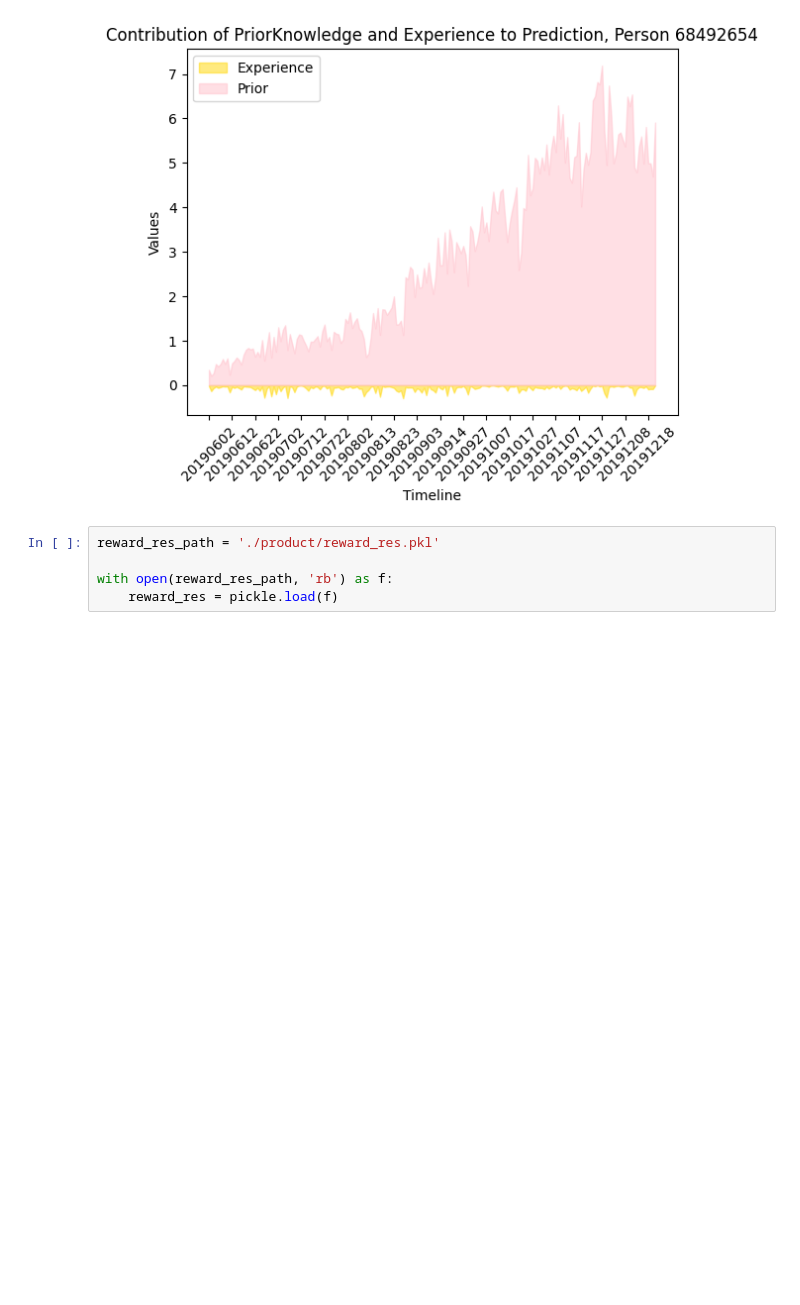
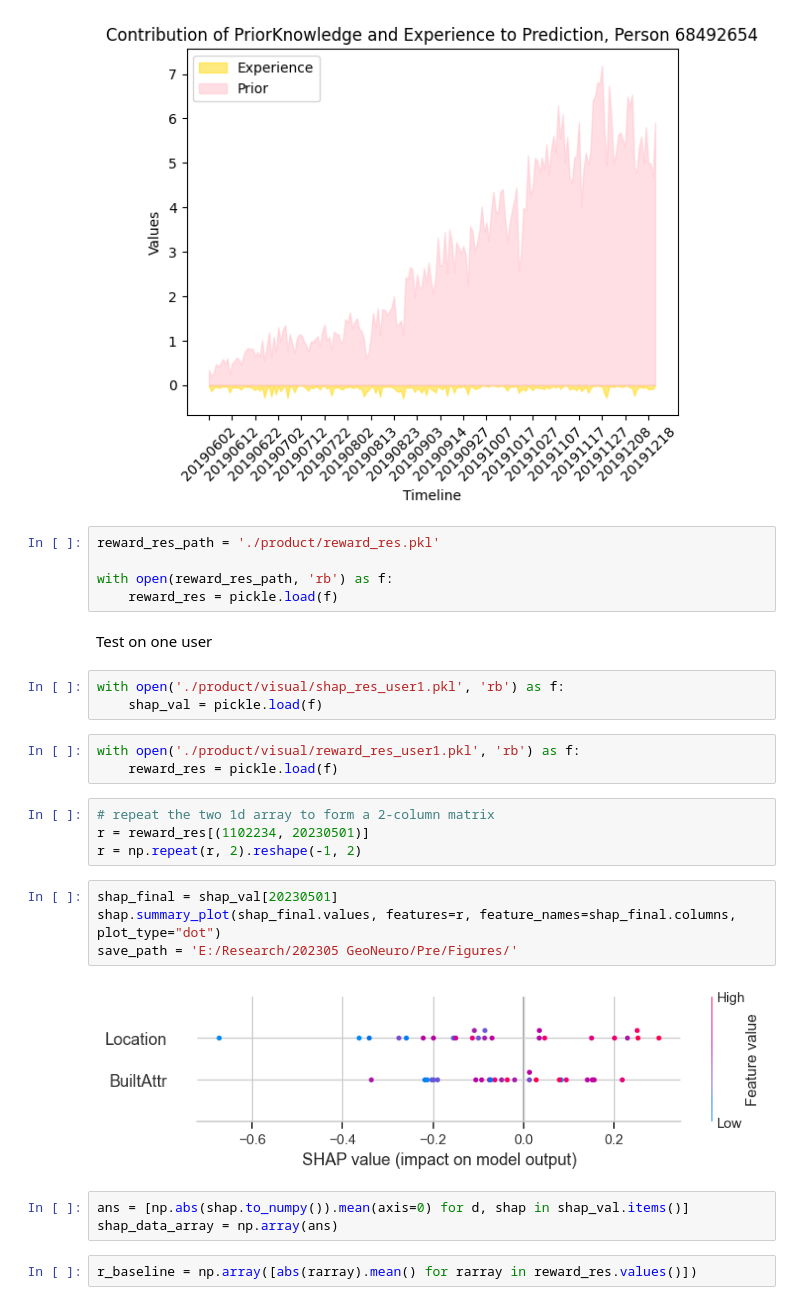
Before and after one commit to BoyangL1/spatial_cognitive, a Jupyter notebook: Analysis/Explain.ipynb, the cells around one changed output. Cells and saved outputs as stored; diff of their text form; blank space fills up the shorter version.

```diff
--- a/Analysis/Explain.ipynb
+++ b/Analysis/Explain.ipynb
@@ -394,3 +398,26 @@ reward_res_path = './product/reward_res.pkl'
 
 with open(reward_res_path, 'rb') as f:
     reward_res = pickle.load(f)
+# %% [markdown]
+Test on one user
+# %%
+with open('./product/visual/shap_res_user1.pkl', 'rb') as f:
+    shap_val = pickle.load(f)
+# %%
+with open('./product/visual/reward_res_user1.pkl', 'rb') as f:
+    reward_res = pickle.load(f)
+# %%
+# repeat the two 1d array to form a 2-column matrix
+r = reward_res[(1102234, 20230501)]
+r = np.repeat(r, 2).reshape(-1, 2)
+# %%
+shap_final = shap_val[20230501]
+shap.summary_plot(shap_final.values, features=r, feature_names=shap_final.columns, plot_type="dot")
+save_path = 'E:/Research/202305 GeoNeuro/Pre/Figures/'
+# %% [output]
+[figure, added]
+# %%
+ans = [np.abs(shap.to_numpy()).mean(axis=0) for d, shap in shap_val.items()]
+shap_data_array = np.array(ans)
+# %%
+r_baseline = np.array([abs(rarray).mean() for rarray in reward_res.values()])
```
Also changed, not shown: parts of 16 cells of this notebook.
